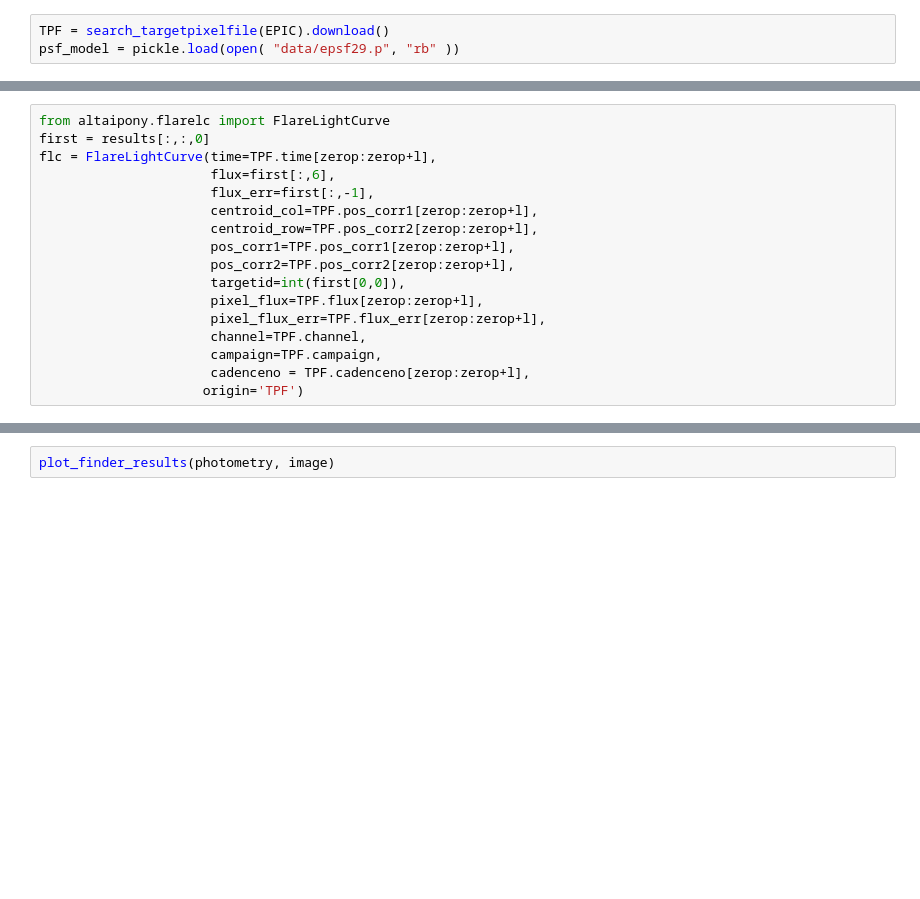
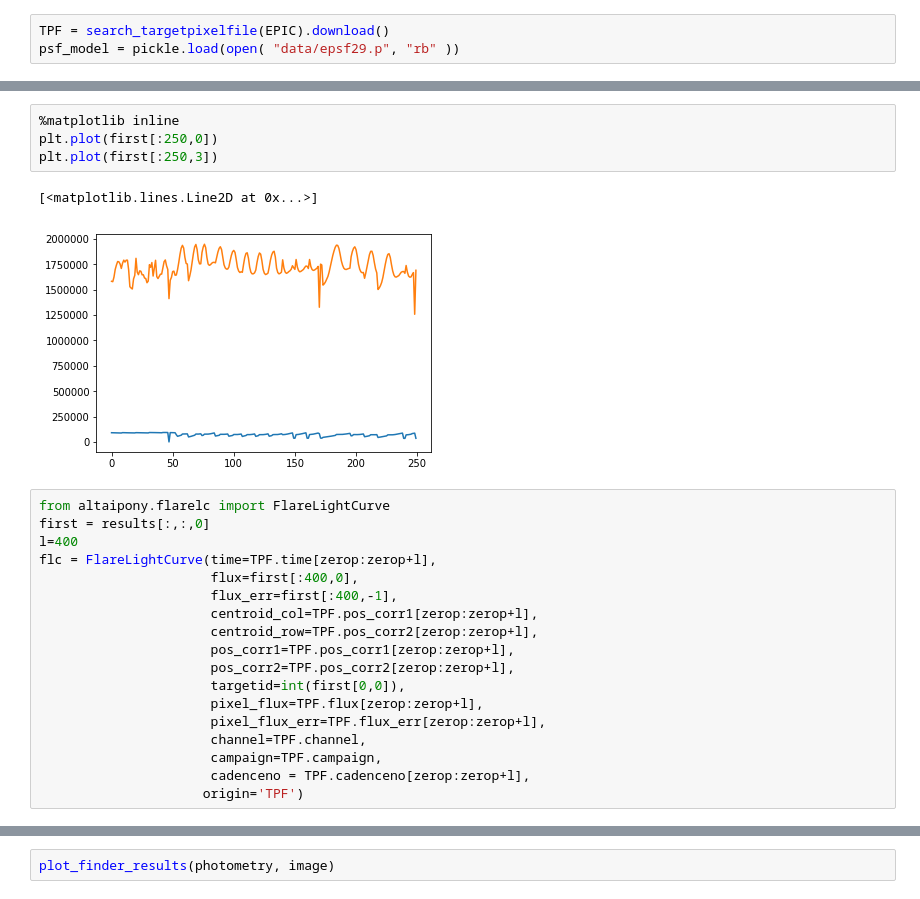
Before and after one commit to ekaterinailin/GaiaK2PSF, a Jupyter notebook: 97_use_photutils_do_PSF_photometry_w_customPSFmodel.ipynb, the cells around one changed output, grey strips where cells are left out. Saved outputs shown, nothing was run; the diff lists cells and outputs as text; blank space fills up the shorter version.

```diff
--- a/97_use_photutils_do_PSF_photometry_w_customPSFmodel.ipynb
+++ b/97_use_photutils_do_PSF_photometry_w_customPSFmodel.ipynb
@@ -173,9 +248,17 @@ Query finished.
+# %%
+%matplotlib inline
+plt.plot(first[:250,0])
+plt.plot(first[:250,3])
+# %% [output]
+[<matplotlib.lines.Line2D at 0x...>]
+[figure, added]
 # %%
 from altaipony.flarelc import FlareLightCurve
 first = results[:,:,0]
+l=400
 flc = FlareLightCurve(time=TPF.time[zerop:zerop+l],
-                      flux=first[:,6],
-                      flux_err=first[:,-1],
+                      flux=first[:400,0],
+                      flux_err=first[:400,-1],
                       centroid_col=TPF.pos_corr1[zerop:zerop+l],
                       centroid_row=TPF.pos_corr2[zerop:zerop+l],
                       pos_corr1=TPF.pos_corr1[zerop:zerop+l],
```
Also changed, not shown: parts of 14 cells of this notebook, 3 other files.
